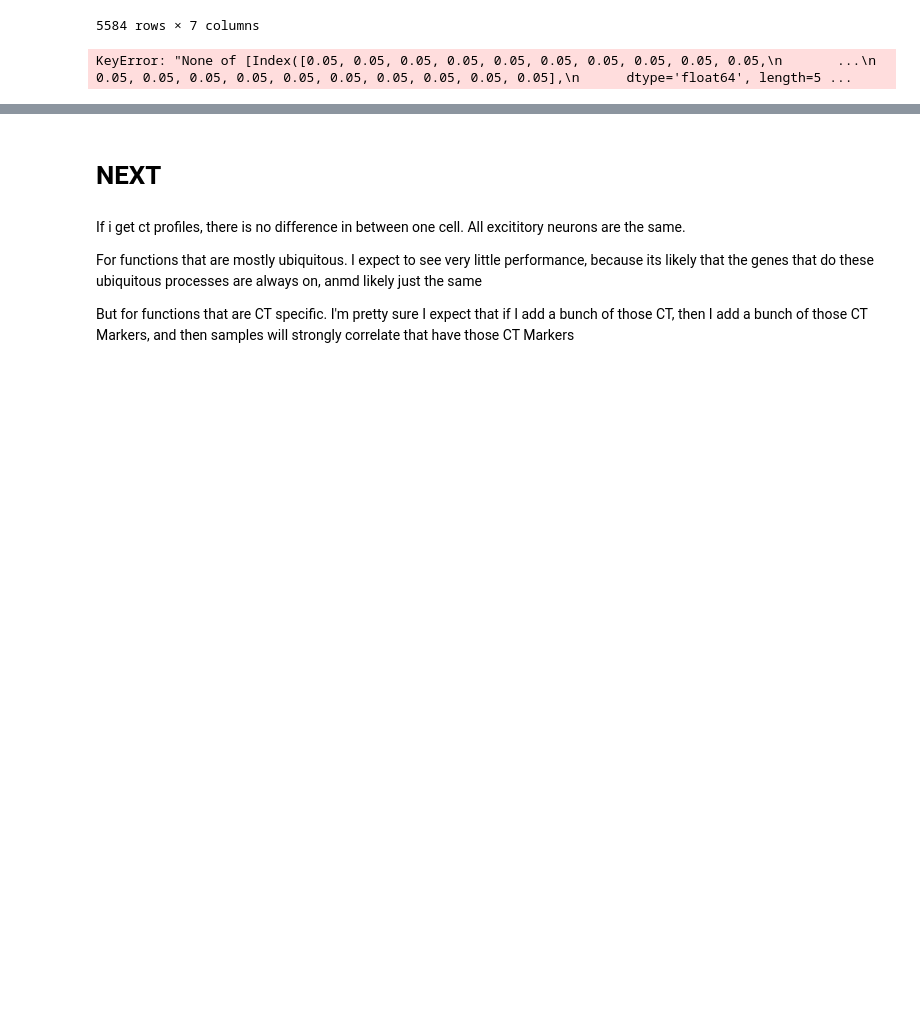
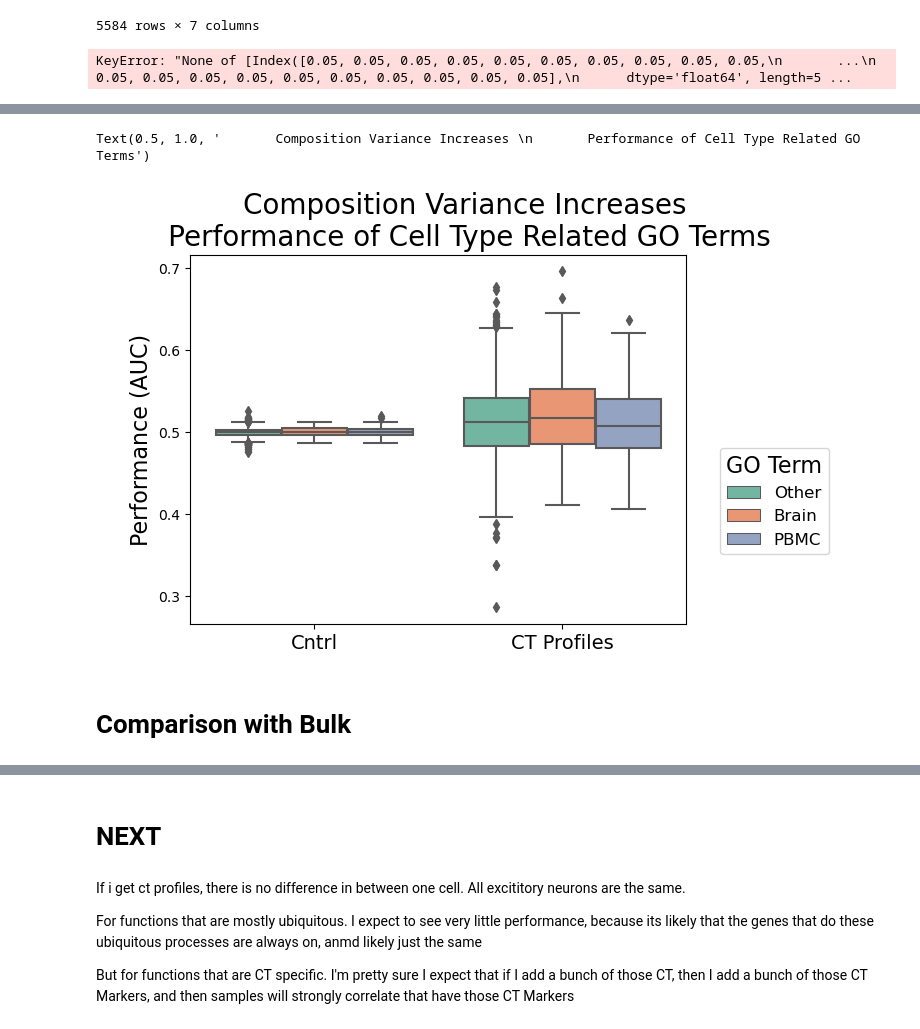
Before and after one commit to AlexAdrian-Hamazaki/Pseudobulk_Function_Pipeline, a Jupyter notebook: bin/bulkSimulationOneProfile/bin/notebooks/final_analysis.ipynb, the cells around one changed output, grey strips where cells are left out. Cells and saved outputs as stored; diff of their text form; code cells hidden in the pictures; blank space fills up the shorter version.

```diff
--- a/bin/bulkSimulationOneProfile/bin/notebooks/final_analysis.ipynb
+++ b/bin/bulkSimulationOneProfile/bin/notebooks/final_analysis.ipynb
@@ -90,0 +152,50 @@ KeyError: "None of [Index([0.05, 0.05, 0.05, 0.05, 0.05, 0.05, 0.05, 0.05, 0.05,
+# %%
+# micro_rem = pd.read_csv("/space/grp/aadrian/Pseudobulk_Function_Pipeline_HighRes/bin/bulkSimulationOneProfile/data/boot_brain_rm_100/4/EGAD/exp_brain_cpm_pc_micro_removed_cell_type_profiles_.csv/exp_brain_cpm_pc_micro_removed_cell_type_profiles__0.05_EGAD.csv")
+# micro_rem = pd.read_csv("/space/grp/aadrian/Pseudobulk_Function_Pipeline_HighRes/bin/bulkSimulationOneProfile/data/boot_brain_rm_100/1/EGAD/cntrl_brain_cpm_pc_micro_removed_cell_type_profiles_.csv/cntrl_brain_cpm_pc_micro_removed_cell_type_profiles__0.05_EGAD.csv")
+# micro_rem = pd.read_csv("/space/grp/aadrian/Pseudobulk_Function_Pipeline_HighRes/bin/bulkSimulationOneProfile/data/boot_brain_rm_exh_100/1/EGAD/exp_brain_cpm_pc_exht_removed_cell_type_profiles_.csv/exp_brain_cpm_pc_exht_removed_cell_type_profiles__0.05_EGAD.csv")
+micro_rem = pd.read_csv("/space/grp/aadrian/Pseudobulk_Function_Pipeline_HighRes/bin/bulkSimulationOneProfile/data/boot_brain_rm_100/master_melted_df.csv.gz")
+# %%
+melted_results= micro_rem[micro_rem['variance'] == 0.05]
+# %%
+melted_results['exp_type'] = melted_results.organism_part.str.split("_").str.get(0)
+melted_results['tissue'] = melted_results.organism_part.str.split("_").str.get(1)
+# %%
+melted_results = melted_results.groupby(['index', 'variance', 'exp_type', 'tissue'])['auc'].mean().reset_index()
+melted_results = melted_results.merge(curated_gos, left_on = 'index', right_on='id')
+# %%
+import matplotlib.pyplot as plt
+
+fig, ax1 = plt.subplots(1,1)
+
+sns.set_palette('Set2')
+
+
+g = sns.boxplot(data = melted_results, x = 'exp_type', y = 'auc', hue = 'meta', ax=ax1)
+
+
+# Set x-axis label with smaller font size
+g.set_xlabel("", fontsize=1)
+# Set y-axis label with smaller font size
+g.set_ylabel("Performance (AUC)", fontsize=16)
+# x axis ticks
+g.set_xticklabels(labels = ["Cntrl", "CT Profiles"], fontsize=14)
+# Add a legend with a custom title and font size
+legend = plt.legend(title="GO Term", fontsize=12, bbox_to_anchor=(1.05, 0.5))
+
+# Set the font size of the legend title
+legend.get_title().set_fontsize(16)
+
+# Rename the legend labels
+legend.get_texts()[0].set_text("Other")
+legend.get_texts()[1].set_text("Brain")
+legend.get_texts()[2].set_text("PBMC")
+
+# Add a title to the entire plot
+
+# Add a title to the entire plot
+plt.title('       Composition Variance Increases \n       Performance of Cell Type Related GO Terms', fontsize=20)
+# %% [output]
+Text(0.5, 1.0, '       Composition Variance Increases \n       Performance of Cell Type Related GO Terms')
+[figure, added]
+# %% [markdown]
+# Comparison with Bulk
```
Also changed, not shown: parts of 43 cells of this notebook, 17 other files.
